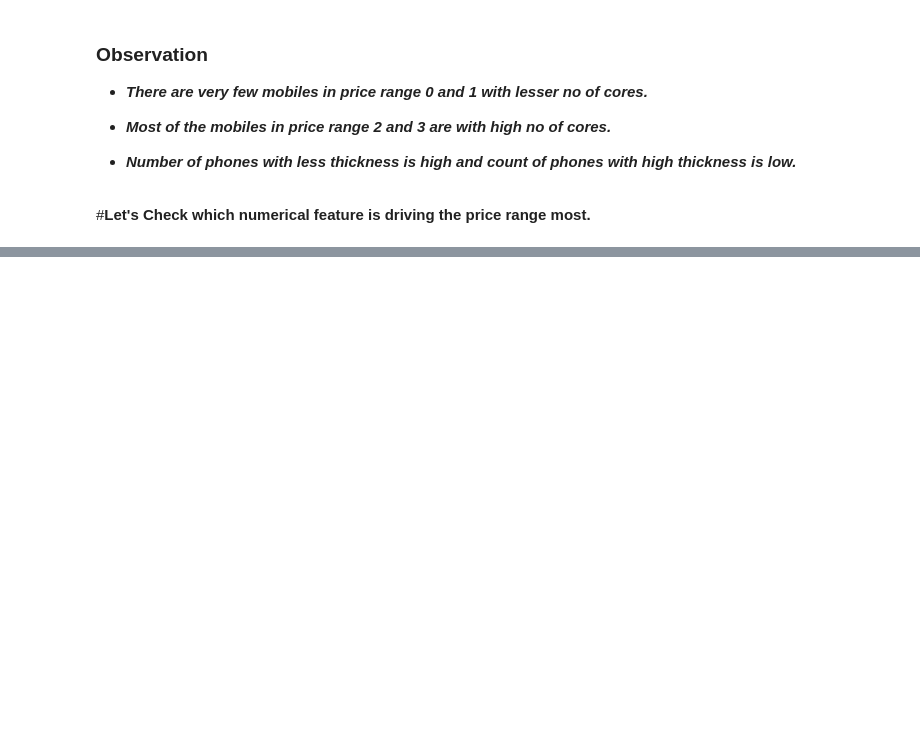
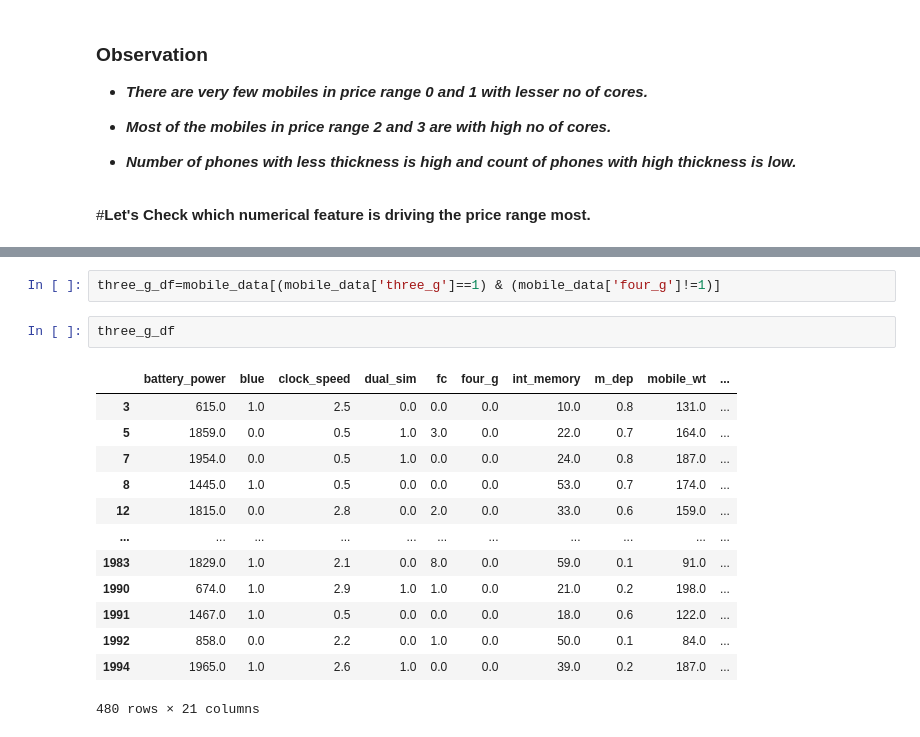
Before and after one commit to PremPatil0129/MobilePriceRangePrediction, a Jupyter notebook: MobilePriceRangePrediction.ipynb, the cells around one changed output, grey strips where cells are left out. Saved outputs shown, nothing was run; the diff lists cells and outputs as text; blank space fills up the shorter version.

```diff
--- a/MobilePriceRangePrediction.ipynb
+++ b/MobilePriceRangePrediction.ipynb
@@ -373,0 +436,18 @@ for item in list_2:
+# %%
+three_g_df=mobile_data[(mobile_data['three_g']==1) & (mobile_data['four_g']!=1)]
+# %%
+three_g_df
+# %% [output]
+|  | battery_power | blue | clock_speed | dual_sim | fc | four_g | int_memory | m_dep | mobile_wt | ... |
+| 3 | 615.0 | 1.0 | 2.5 | 0.0 | 0.0 | 0.0 | 10.0 | 0.8 | 131.0 | ... |
+| 5 | 1859.0 | 0.0 | 0.5 | 1.0 | 3.0 | 0.0 | 22.0 | 0.7 | 164.0 | ... |
+| 7 | 1954.0 | 0.0 | 0.5 | 1.0 | 0.0 | 0.0 | 24.0 | 0.8 | 187.0 | ... |
+| 8 | 1445.0 | 1.0 | 0.5 | 0.0 | 0.0 | 0.0 | 53.0 | 0.7 | 174.0 | ... |
+| 12 | 1815.0 | 0.0 | 2.8 | 0.0 | 2.0 | 0.0 | 33.0 | 0.6 | 159.0 | ... |
+| ... | ... | ... | ... | ... | ... | ... | ... | ... | ... | ... |
+| 1983 | 1829.0 | 1.0 | 2.1 | 0.0 | 8.0 | 0.0 | 59.0 | 0.1 | 91.0 | ... |
+| 1990 | 674.0 | 1.0 | 2.9 | 1.0 | 1.0 | 0.0 | 21.0 | 0.2 | 198.0 | ... |
+| 1991 | 1467.0 | 1.0 | 0.5 | 0.0 | 0.0 | 0.0 | 18.0 | 0.6 | 122.0 | ... |
+| 1992 | 858.0 | 0.0 | 2.2 | 0.0 | 1.0 | 0.0 | 50.0 | 0.1 | 84.0 | ... |
+| 1994 | 1965.0 | 1.0 | 2.6 | 1.0 | 0.0 | 0.0 | 39.0 | 0.2 | 187.0 | ... |
+480 rows × 21 columns
```
Also changed, not shown: parts of 13 cells of this notebook.
